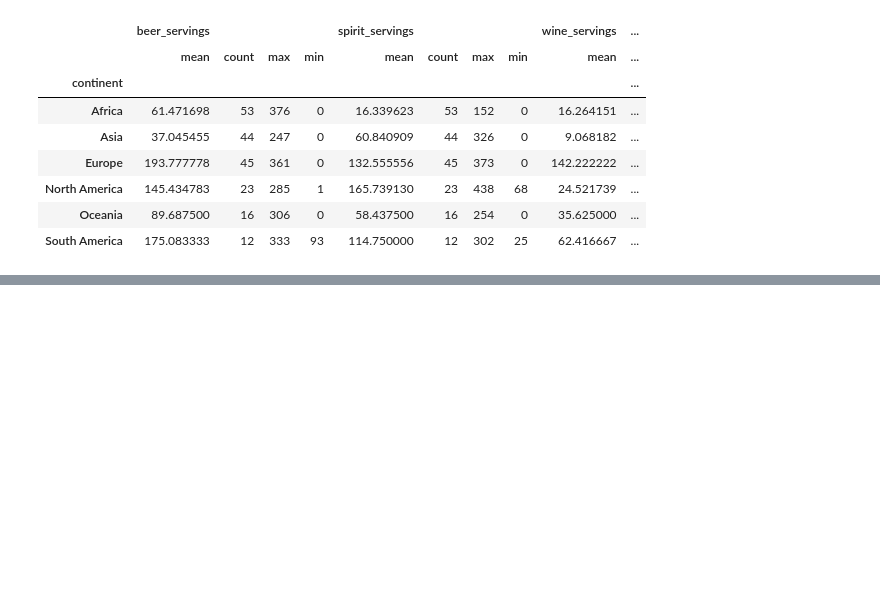
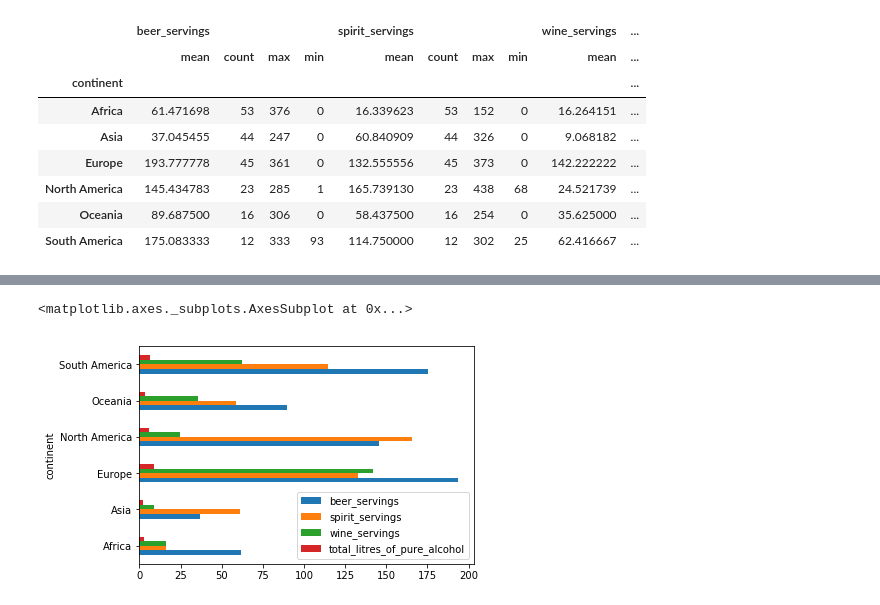
Before and after one commit to harrytrinh2/Pandas_Python, a Jupyter notebook: When should I use a 'groupby' in pandas.ipynb, the cells around one changed output, grey strips where cells are left out. Saved outputs shown, nothing was run; the diff lists cells and outputs as text; code cells hidden in the pictures; blank space fills up the shorter version.

```diff
--- a/When should I use a 'groupby' in pandas.ipynb
+++ b/When should I use a 'groupby' in pandas.ipynb
@@ -106,0 +126,5 @@ drinks.groupby('continent').agg(['mean','count','max','min'])
+# %%
+drinks.groupby('continent').mean().plot(kind='barh')
+# %% [output]
+<matplotlib.axes._subplots.AxesSubplot at 0x...>
+[figure, added]
```
Also changed, not shown: parts of 10 cells of this notebook.
